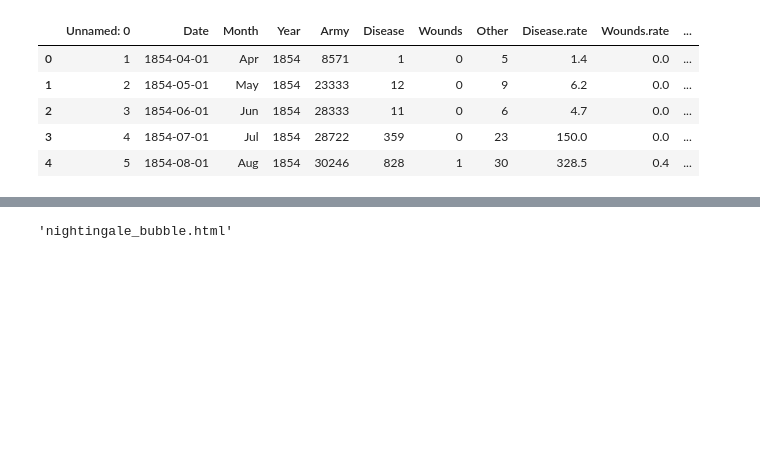
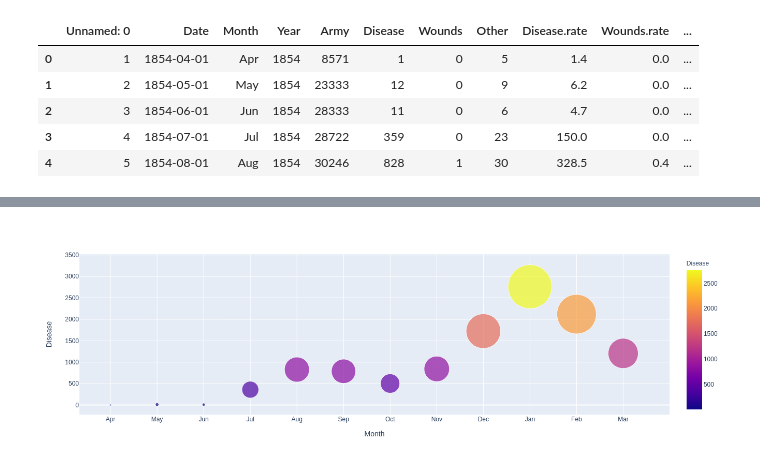
Before and after one commit to gbby/INF451-Course-Materials, a Jupyter notebook: nightingale.ipynb, the cells around one changed output, grey strips where cells are left out. Drawn from its saved outputs; the diff is of its cells as text; code cells hidden in the pictures; blank space fills up the shorter version.

```diff
--- a/nightingale.ipynb
+++ b/nightingale.ipynb
@@ -105,17 +110,15 @@ plotly.offline.plot(fig, filename='nightingale.html')
 # %%
 # bubble using plotly express
-import plotly.express as px
-
 fig = px.scatter(df,
                  x="Month",
                  y="Disease",
                  size="Disease.rate",
                  color="Disease",
                  hover_name="Disease.rate",
                  # log_x=True,
                  size_max=60
                 )
-plotly.offline.plot(fig, filename='nightingale_bubble.html')
-# fig.show()
+#plotly.offline.plot(fig, filename='nightingale_bubble.html')
+fig.show()
 # %% [output]
-'nightingale_bubble.html'
+[figure, added]
```
Also changed, not shown: parts of 2 cells of this notebook, 11 other files.
